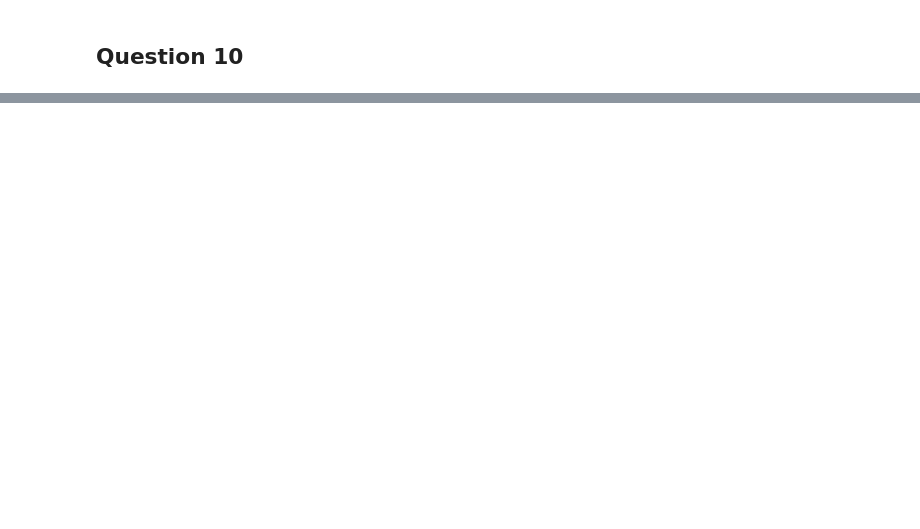
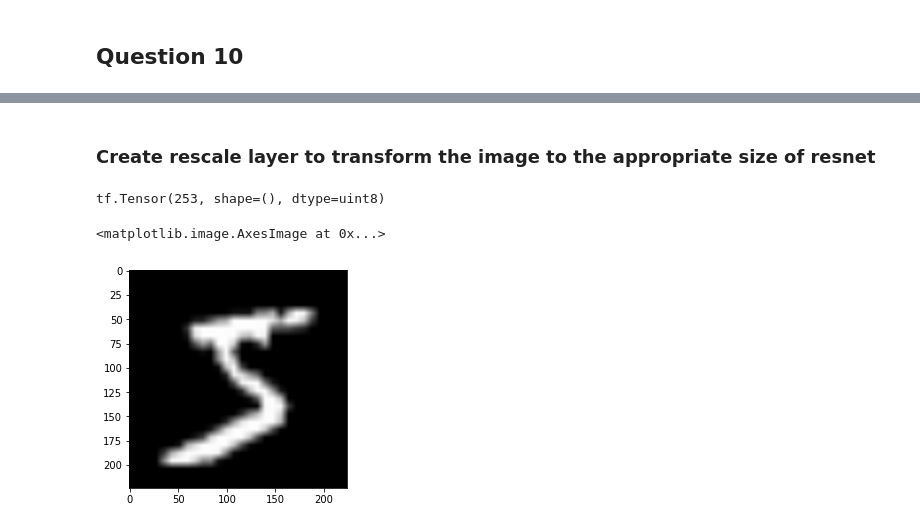
Before and after one commit to korntewin/practice-handson-ml2, a Jupyter notebook: ch14-cnn.ipynb, the cells around one changed output, grey strips where cells are left out. Saved outputs shown, nothing was run; the diff lists cells and outputs as text; code cells hidden in the pictures; blank space fills up the shorter version.

```diff
--- a/ch14-cnn.ipynb
+++ b/ch14-cnn.ipynb
@@ -37,0 +56,2 @@
+# %%
+(x_train, y_train), (x_test, y_test) = tfds.mnist.load_data()
@@ -37,0 +84,12 @@
+# %%
+class ExpandDimsLayer(keras.layers.Layer):
+    def __init__(self, dtype = tf.float32, *args, **kwargs):
+        super().__init__(dtype = dtype, *args, **kwargs)
+
+    def call(self, inputs):
+        return tf.expand_dims(inputs, axis = -1)
+# %%
+expand_dims = ExpandDimsLayer()
+temp = tf.constant([1])
+print(tf.shape(x_train[0]))
+print(tf.shape(expand_dims(x_train[0])))
@@ -39,0 +206,2 @@
+# %% [markdown]
+### Create rescale layer to transform the image to the appropriate size of resnet
@@ -39,0 +211,15 @@
+# %%
+rgb_img = grayscale_to_rgb(expand_dims(tf.constant(x_train[0])))
+rgb_img_resize = tf.cast(resize(rgb_img, size=(224, 224)), dtype=tf.uint8)
+# %%
+print(tf.reduce_max(rgb_img_resize))
+# %% [output]
+tf.Tensor(253, shape=(), dtype=uint8)
+# %%
+import matplotlib.pyplot as plt
+plt.imshow(rgb_img_resize)
+# plt.show()
+# plt.imshow(x_train[0])
+# %% [output]
+<matplotlib.image.AxesImage at 0x...>
+[figure, added]
```
Also changed, not shown: parts of 27 cells of this notebook, 9 other files.
